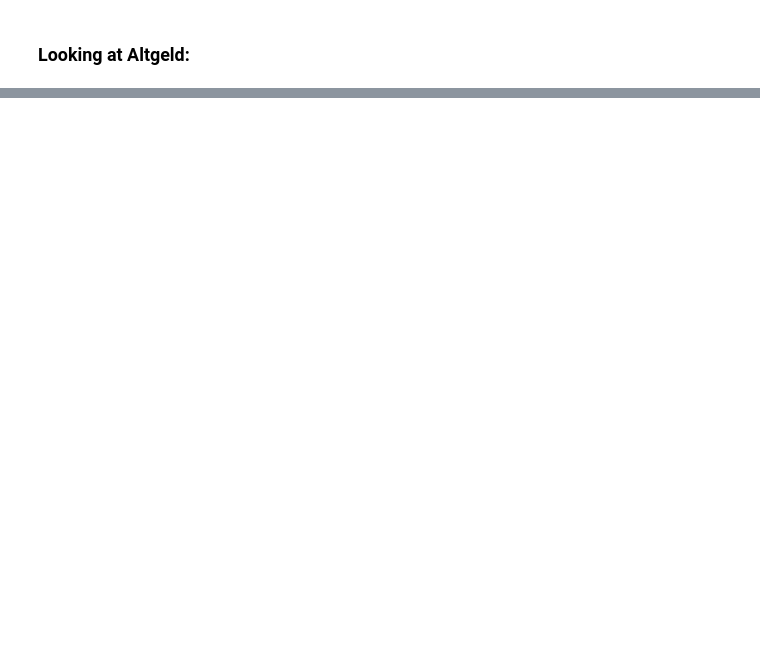
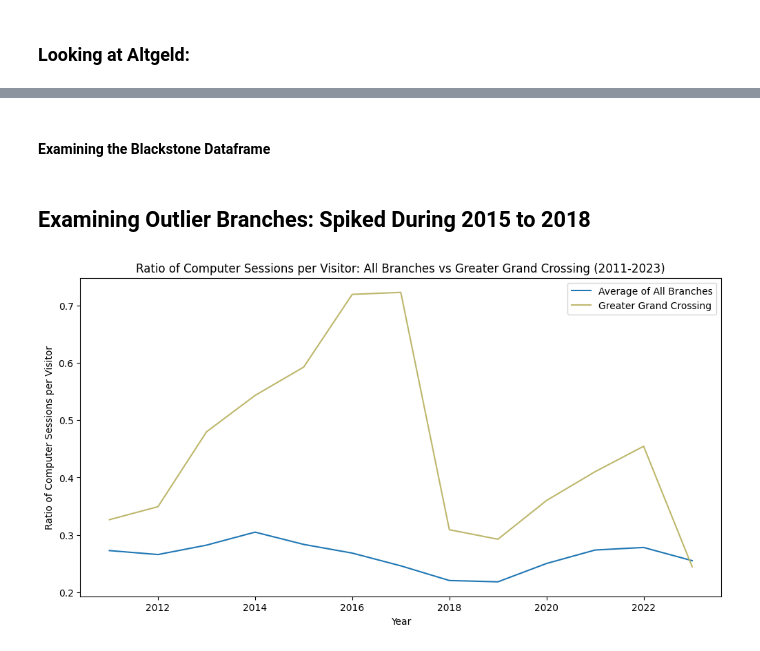
Before and after one commit to uchicago-dsi/cpl_project, a Jupyter notebook: can-summer-2023/dani exploratory data analysis.ipynb, the cells around one changed output, grey strips where cells are left out. Cells and saved outputs as stored; diff of their text form; code cells hidden in the pictures; blank space fills up the shorter version.

```diff
--- a/can-summer-2023/dani exploratory data analysis.ipynb
+++ b/can-summer-2023/dani exploratory data analysis.ipynb
@@ -177,0 +227,25 @@ Glenwood Monclair
+# %% [markdown]
+#### Examining the Blackstone Dataframe
+# %% [markdown]
+## Examining Outlier Branches: Spiked During 2015 to 2018
+# %%
+#Selected branch
+branch_name = 'Greater Grand Crossing'
+
+#Average of each column using DataFrame.mean()
+avg_col_branches = branches_groupby.mean(axis=0)
+avg_col_branches
+
+#Extracting specific branch
+selected_branch = branches_groupby.loc[branch_name]
+
+plt.figure(figsize=(12,6))
+plt.plot(avg_col_branches, label='Average of All Branches')
+plt.plot(selected_branch, label=branch_name, color='darkkhaki')
+plt.xlabel('Year')
+plt.ylabel('Ratio of Computer Sessions per Visitor')
+plt.title(f'Ratio of Computer Sessions per Visitor: All Branches vs {branch_name} (2011-2023)')
+plt.legend()
+plt.show()
+# %% [output]
+[figure, added]
```
Also changed, not shown: parts of 22 cells of this notebook.
